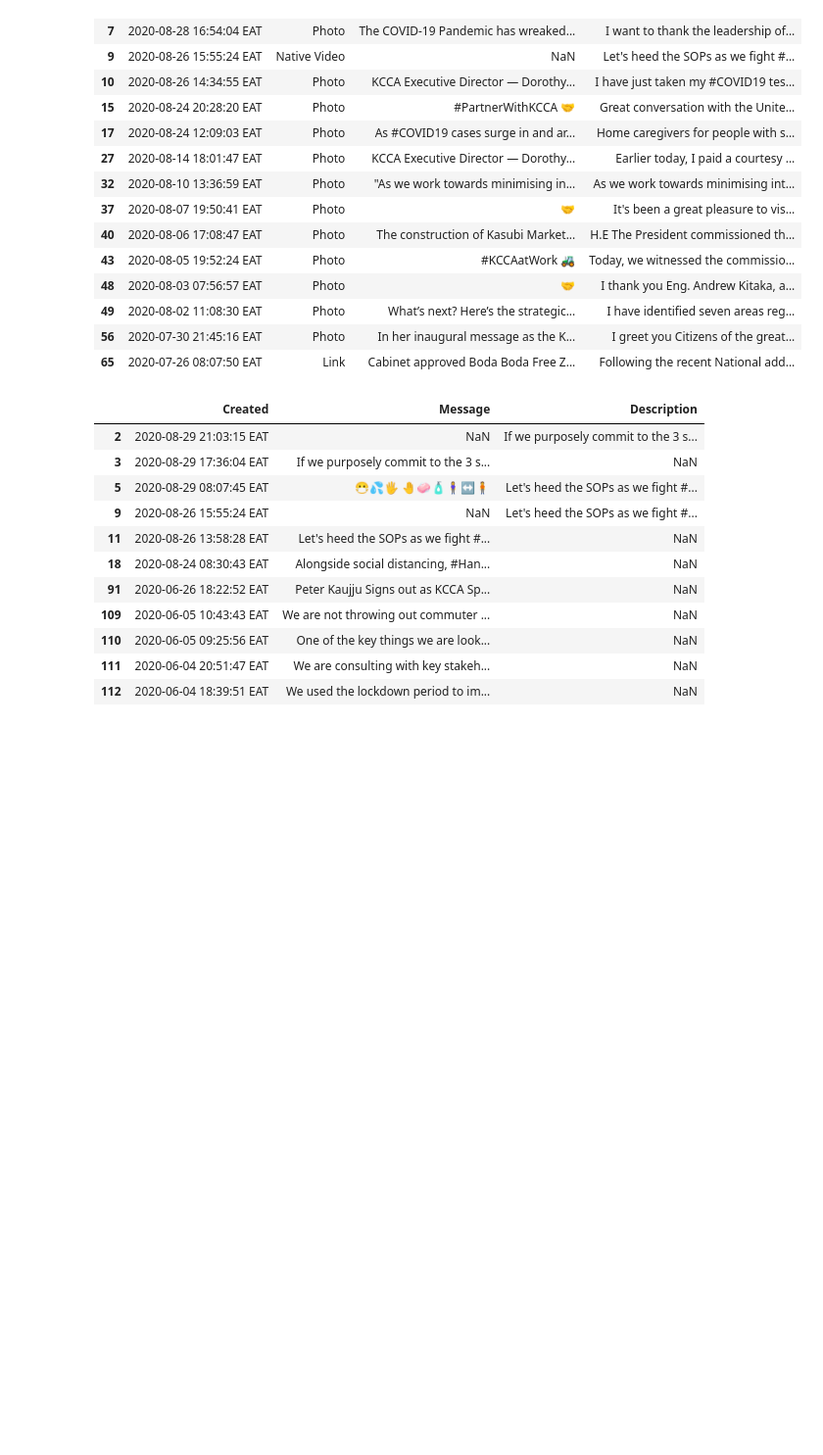
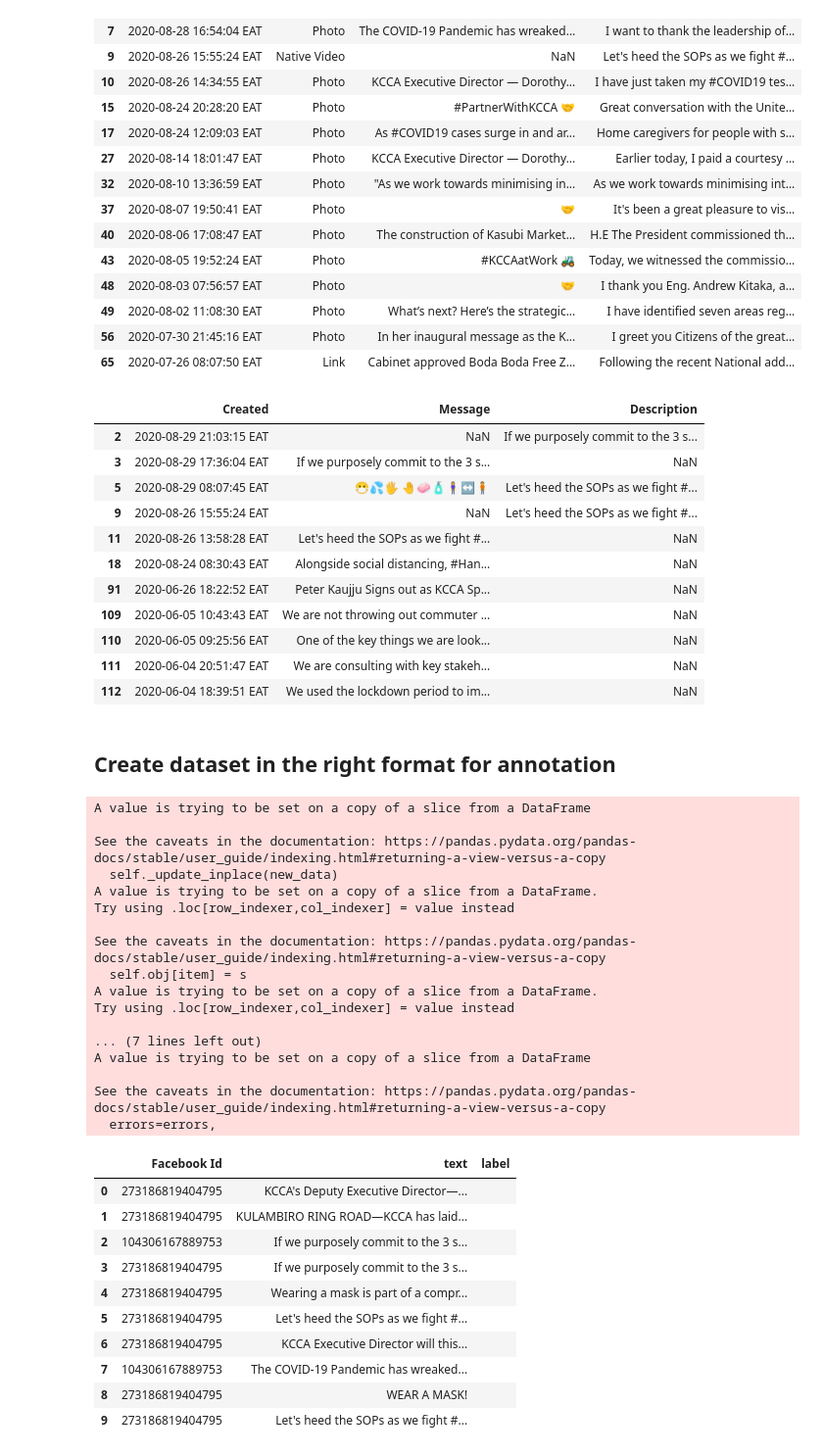
Before and after one commit to SunbirdAI/covid19-uganda-facebook-data-analysis, a Jupyter notebook: KCCA Posts June-August.ipynb, the cells around one changed output. Shown at 98% size. Saved outputs shown, nothing was run; the diff lists cells and outputs as text; code cells hidden in the pictures; blank space fills up the shorter version.

Commit message:
Prepare posts for annotation

```diff
--- a/KCCA Posts June-August.ipynb
+++ b/KCCA Posts June-August.ipynb
@@ -70,3 +70,42 @@ posts[posts['Type'] == 'Native Video'][['Created', 'Message', 'Description']]
 | 110 | 2020-06-05 09:25:56 EAT | One of the key things we are look... | NaN |
 | 111 | 2020-06-04 20:51:47 EAT | We are consulting with key stakeh... | NaN |
 | 112 | 2020-06-04 18:39:51 EAT | We used the lockdown period to im... | NaN |
+# %% [markdown]
+## Create dataset in the right format for annotation
+# %%
+posts2 = posts[['Facebook Id', 'Message', 'Description']]
+posts2['Message'].fillna(posts2['Description'], inplace=True)
+posts2.loc[5, 'Message'] = posts2.loc[5, 'Description']
+posts2['text'] = posts2['Message']
+posts2['label'] = ''
+posts2.drop(columns=['Message', 'Description'], inplace=True)
+posts2.head(10)
+# %% [output]
+A value is trying to be set on a copy of a slice from a DataFrame
+
+See the caveats in the documentation: https://pandas.pydata.org/pandas-docs/stable/user_guide/indexing.html#returning-a-view-versus-a-copy
+  self._update_inplace(new_data)
+A value is trying to be set on a copy of a slice from a DataFrame.
+Try using .loc[row_indexer,col_indexer] = value instead
+
+See the caveats in the documentation: https://pandas.pydata.org/pandas-docs/stable/user_guide/indexing.html#returning-a-view-versus-a-copy
+  self.obj[item] = s
+A value is trying to be set on a copy of a slice from a DataFrame.
+Try using .loc[row_indexer,col_indexer] = value instead
+
+... (7 lines left out)
+A value is trying to be set on a copy of a slice from a DataFrame
+
+See the caveats in the documentation: https://pandas.pydata.org/pandas-docs/stable/user_guide/indexing.html#returning-a-view-versus-a-copy
+  errors=errors,
+|  | Facebook Id | text | label |
+| 0 | 273186819404795 | KCCA's Deputy Executive Director—... |  |
+| 1 | 273186819404795 | KULAMBIRO RING ROAD—KCCA has laid... |  |
+| 2 | 104306167889753 | If we purposely commit to the 3 s... |  |
+| 3 | 273186819404795 | If we purposely commit to the 3 s... |  |
+| 4 | 273186819404795 | Wearing a mask is part of a compr... |  |
+| 5 | 273186819404795 | Let's heed the SOPs as we fight #... |  |
+| 6 | 273186819404795 | KCCA Executive Director will this... |  |
+| 7 | 104306167889753 | The COVID-19 Pandemic has wreaked... |  |
+| 8 | 273186819404795 | WEAR A MASK! |  |
+| 9 | 273186819404795 | Let's heed the SOPs as we fight #... |  |
```
Also changed, not shown: parts of 2 cells of this notebook, 1 other file.
